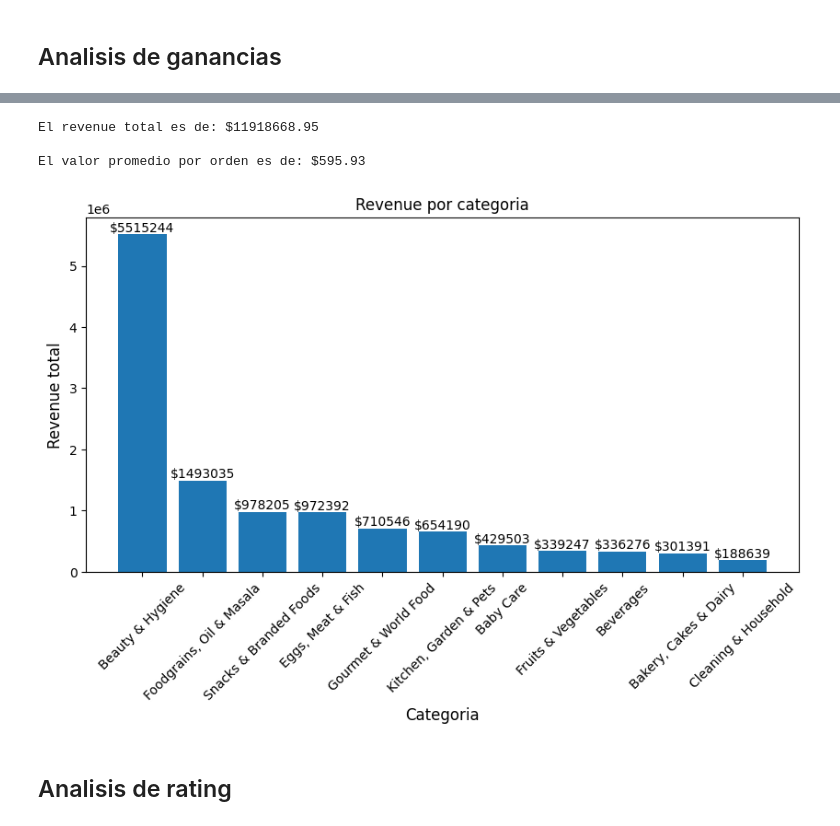
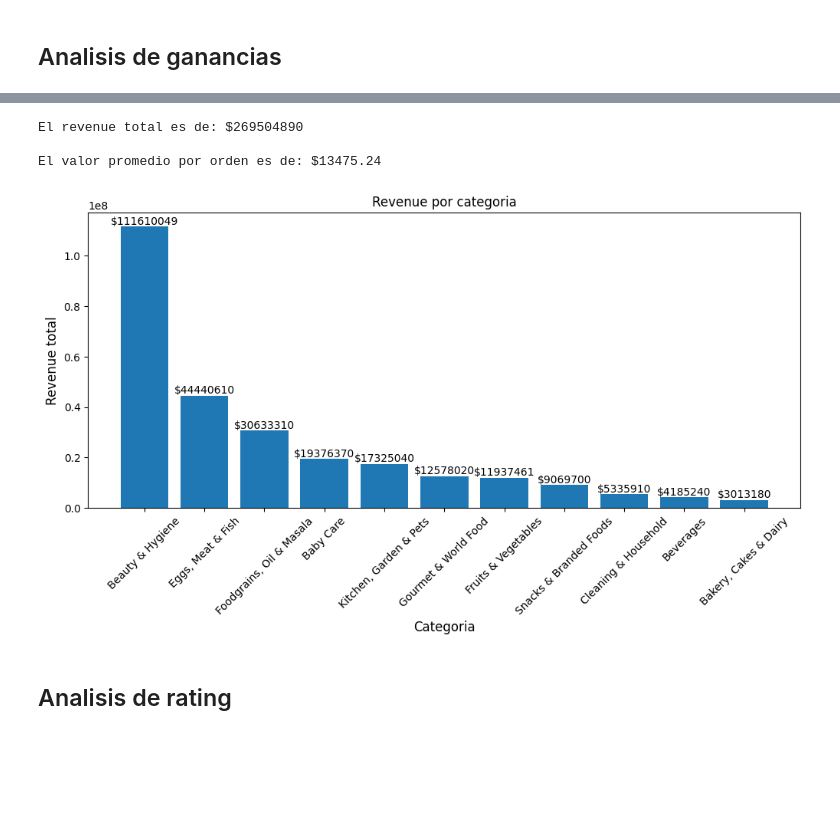
Before and after one commit to IvanFM888/PF-Quantum_Insights, a Jupyter notebook: EDA.ipynb, the cells around one changed output, grey strips where cells are left out. Drawn from its saved outputs; the diff is of its cells as text; code cells hidden in the pictures; blank space fills up the shorter version.

```diff
--- a/EDA.ipynb
+++ b/EDA.ipynb
@@ -7,8 +7,8 @@ import matplotlib.pyplot as plt
 from sklearn.metrics import r2_score
 
 df_events = pd.read_csv("events.csv")
-df_order_items = pd.read_csv("order_items.csv", sep=";")
-df_orders = pd.read_csv("orders.csv", sep=";")
+df_order_items = pd.read_csv("order_items.csv")
+df_orders = pd.read_csv("orders.csv")
 df_products = pd.read_csv("products.csv")
 df_reviews = pd.read_csv("reviews.csv")
 df_users = pd.read_csv("users.csv")
@@ -42,8 +42,8 @@ df_orders.head()
 # %%
 # Se cambia el nombre a una columna para evitar conflictos con la tabla df_reviews
 df_products = df_products.rename(columns={"rating": "rating_product"})
-df_products = df_products.drop(columns=["Unnamed: 0"])
-df_products.head()
+df_products = df_products.drop(columns=["Unnamed: 0"], axis=1)
+df_products
 # %% [output]
 |  | product_id | rating_product | ProductName | Brand | Price | Image_Url | Category | SubCategory |
 | 0 | P000001 | 4.08 | Onion (Loose) | Fresho | 69.75 | https://www.bigbasket.com/media/u... | Fruits & Vegetables | Potato, Onion & Tomato |
@@ -327,28 +351,28 @@ df_orders_products = df_order_items.merge(df_products,how="left")
 # %%
 # Se unen las tablas de order_items y productos para mejor analisis
 df_orders_products = df_order_items.merge(df_products,how="left")
-revenue =  df_orders_products["item_total"].sum()
+revenue =  df_orders_products["total_price"].sum()
 average_per_order = df_orders["total_amount"].mean()
 print(f"El revenue total es de: ${round(revenue,2)}\n")
 print(f"El valor promedio por orden es de: ${round(average_per_order,2)}")
 # %% [output]
-El revenue total es de: $11918668.95
+El revenue total es de: $269504890
 
-El valor promedio por orden es de: $595.93
+El valor promedio por orden es de: $13475.24
 # %%
-df_revenue_category = df_orders_products.groupby("Category")["item_total"].sum().sort_values(ascending=False)
+df_revenue_category = df_orders_products.groupby("Category")["total_price"].sum().sort_values(ascending=False)
 
 
-plt.figure(figsize=(10, 5))
+plt.figure(figsize=(12, 5))
 bars = plt.bar(df_revenue_category.index, df_revenue_category.values)
 plt.bar_label(bars, fmt='$%.0f')
 plt.title("Revenue por categoria")
 plt.xlabel("Categoria", fontsize=12)
 plt.ylabel("Revenue total", fontsize=12)
 plt.xticks(rotation=45)
 plt.show()
 # %% [output]
-[figure, old version]
+[figure, new version]
 # %% [markdown]
 ## Analisis de rating
 # %%
```
Also changed, not shown: parts of 15 cells of this notebook.
